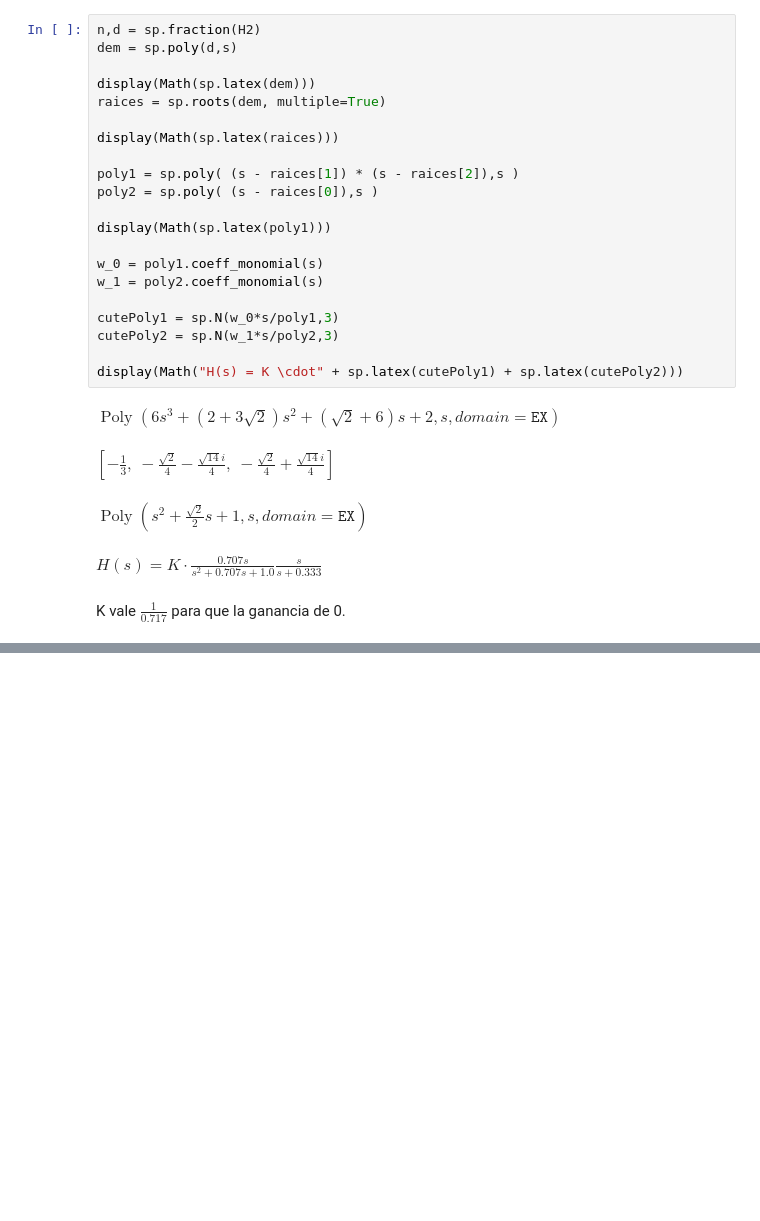
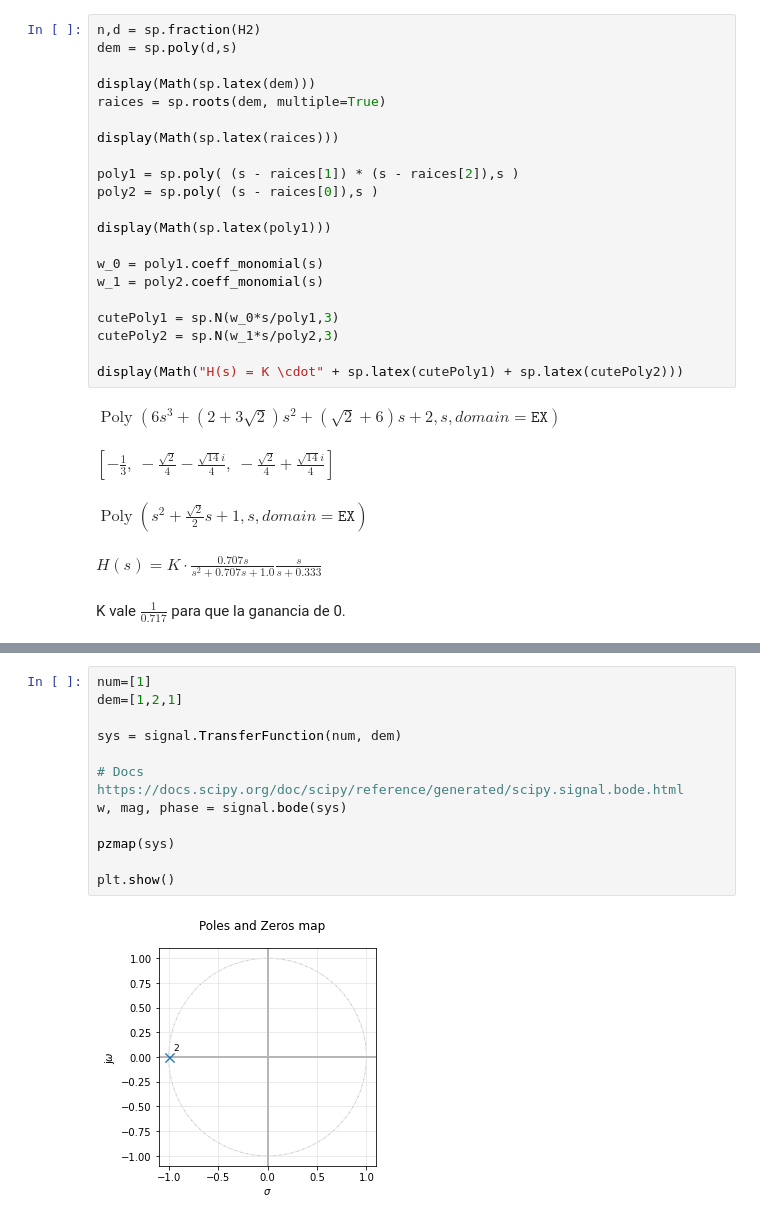
Before and after one commit to fedeSantana/TC2, a Jupyter notebook: Tarea semanal 4/Tarea Semanal 4.ipynb, the cells around one changed output, grey strips where cells are left out. Drawn from its saved outputs; the diff is of its cells as text; blank space fills up the shorter version.

```diff
--- a/Tarea semanal 4/Tarea Semanal 4.ipynb
+++ b/Tarea semanal 4/Tarea Semanal 4.ipynb
@@ -116,0 +157,14 @@ K vale $\frac{1}{0.717}$ para que la ganancia de 0.
+# %%
+num=[1]
+dem=[1,2,1]
+
+sys = signal.TransferFunction(num, dem)
+
+# Docs https://docs.scipy.org/doc/scipy/reference/generated/scipy.signal.bode.html
+w, mag, phase = signal.bode(sys)
+
+pzmap(sys)
+
+plt.show()
+# %% [output]
+[figure, added]
```
Also changed, not shown: parts of 6 cells of this notebook.
